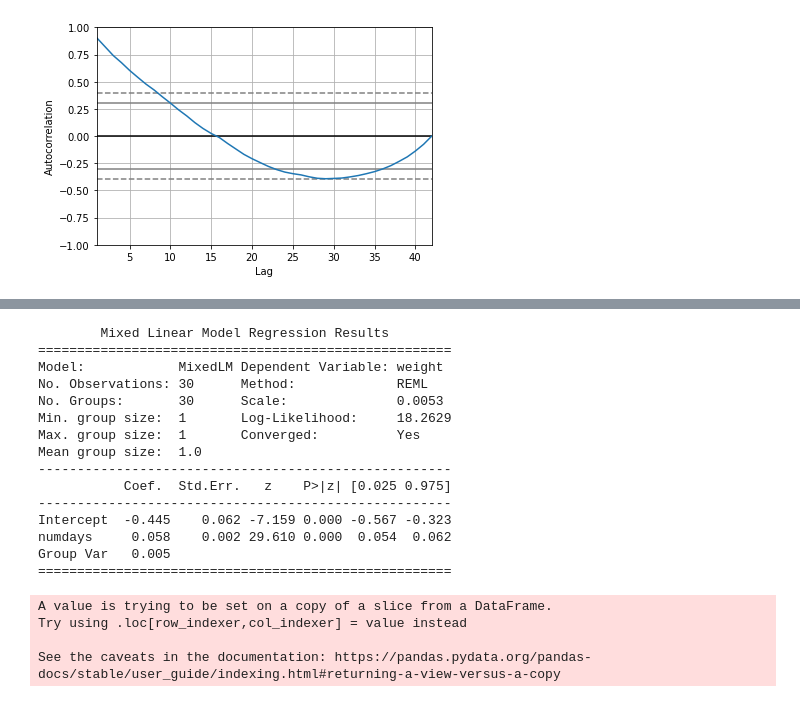
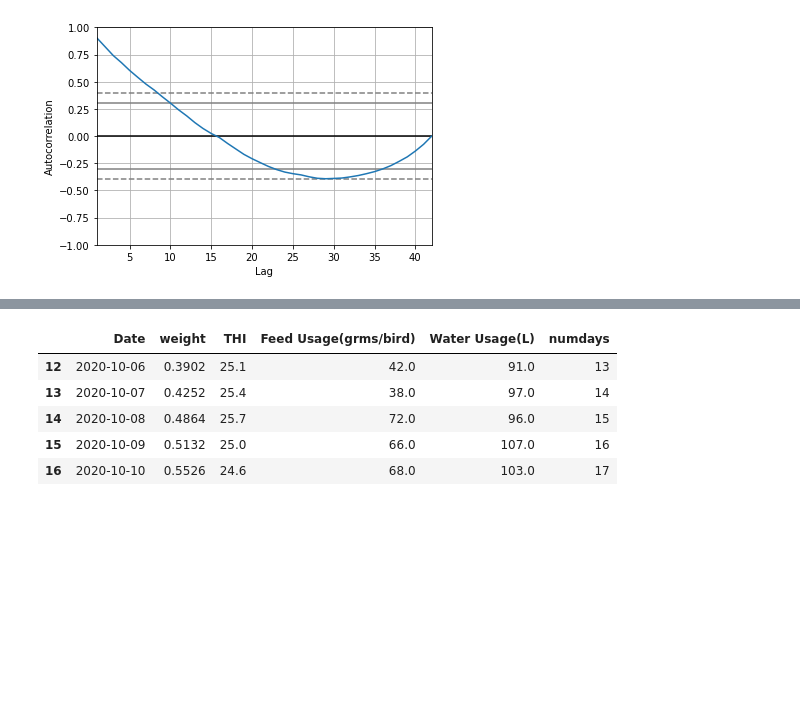
Before and after one commit to Tiana125/Dissertation_2021, a Jupyter notebook: model.ipynb, the cells around one changed output, grey strips where cells are left out. Drawn from its saved outputs; the diff is of its cells as text; code cells hidden in the pictures; blank space fills up the shorter version.

```diff
--- a/model.ipynb
+++ b/model.ipynb
@@ -386,35 +367,15 @@ import statsmodels.api as sm
 import statsmodels.formula.api as smf
 
 # data = sm.datasets.get_rdataset("dietox", "geepack").data
-# a = exog_21Sep.Date-exog_21Sep.Date[0]
-
+a = exog_21Sep.Date-exog_21Sep.Date[0]
 exog_21Sep["numdays"] = pd.Series(a.dt.days.astype(int), index=exog_21Sep.index)
 exog_21Sep= exog_21Sep.dropna()
-
-md = smf.mixedlm("weight ~ numdays", exog_21Sep, groups=exog_21Sep["THI"])
-
-mdf = md.fit()
-
-print(mdf.summary())
-
-# mod = RandomEffects(data.clscrap, exog)
-# %% [output]
-        Mixed Linear Model Regression Results
-=====================================================
-Model:            MixedLM Dependent Variable: weight
-No. Observations: 30      Method:             REML
-No. Groups:       30      Scale:              0.0053
-Min. group size:  1       Log-Likelihood:     18.2629
-Max. group size:  1       Converged:          Yes
-Mean group size:  1.0
------------------------------------------------------
-           Coef.  Std.Err.   z    P>|z| [0.025 0.975]
------------------------------------------------------
-Intercept  -0.445    0.062 -7.159 0.000 -0.567 -0.323
-numdays     0.058    0.002 29.610 0.000  0.054  0.062
-Group Var   0.005
-=====================================================
-A value is trying to be set on a copy of a slice from a DataFrame.
-Try using .loc[row_indexer,col_indexer] = value instead
-
-See the caveats in the documentation: https://pandas.pydata.org/pandas-docs/stable/user_guide/indexing.html#returning-a-view-versus-a-copy
+# %%
+exog_21Sep.head()
+# %% [output]
+|  | Date | weight | THI | Feed Usage(grms/bird) | Water Usage(L) | numdays |
+| 12 | 2020-10-06 | 0.3902 | 25.1 | 42.0 | 91.0 | 13 |
+| 13 | 2020-10-07 | 0.4252 | 25.4 | 38.0 | 97.0 | 14 |
+| 14 | 2020-10-08 | 0.4864 | 25.7 | 72.0 | 96.0 | 15 |
+| 15 | 2020-10-09 | 0.5132 | 25.0 | 66.0 | 107.0 | 16 |
+| 16 | 2020-10-10 | 0.5526 | 24.6 | 68.0 | 103.0 | 17 |
```
Also changed, not shown: parts of 15 cells of this notebook, 1 other file.
